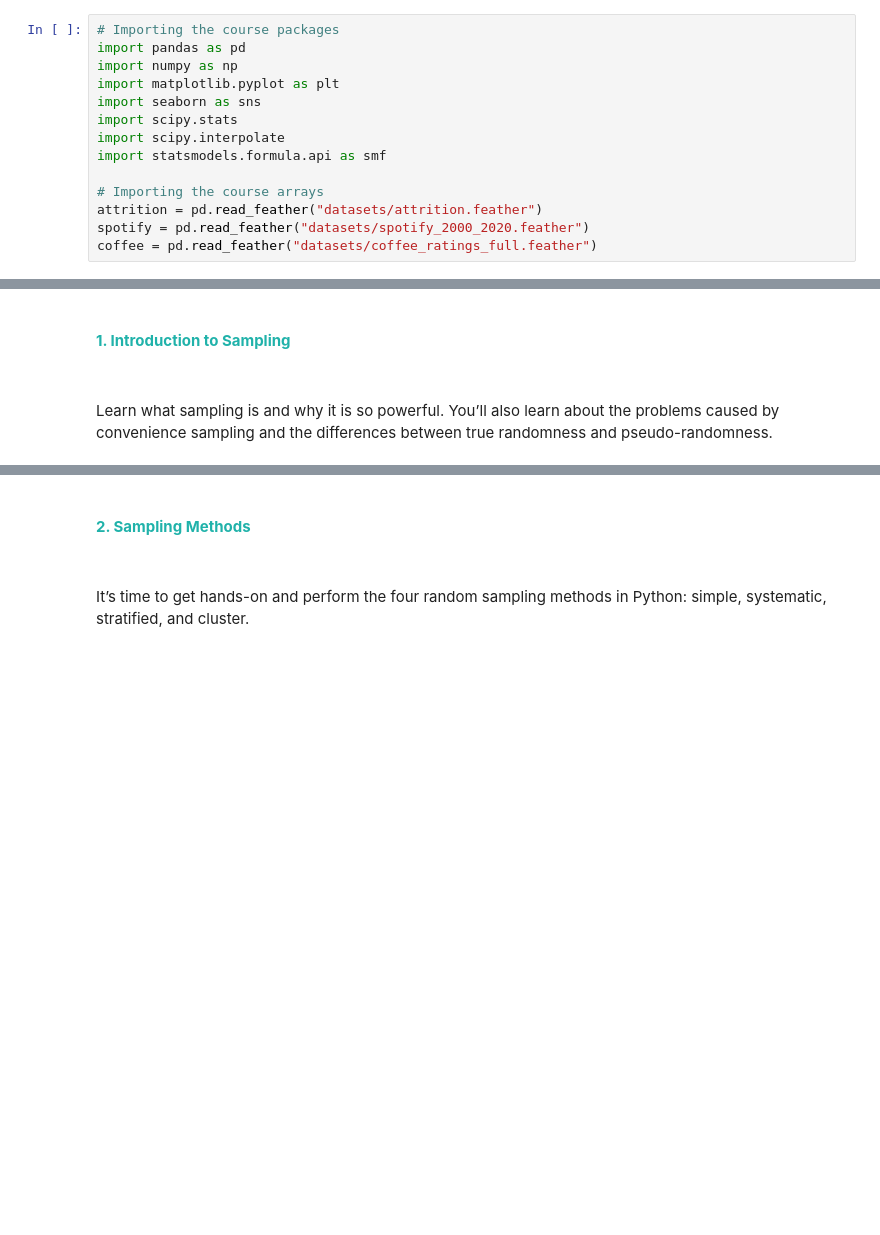
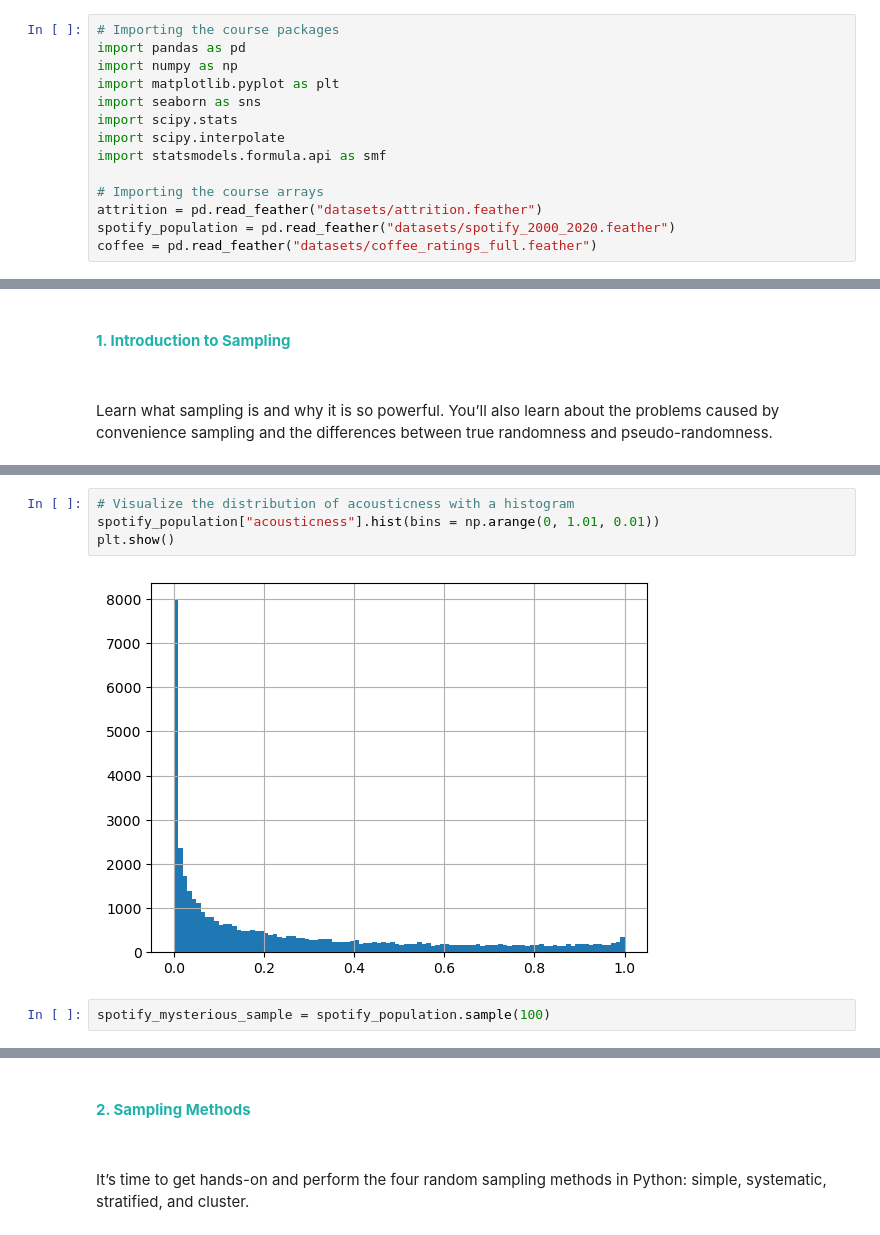
Before and after one commit to KdrDrn/06_COURSES, a Jupyter notebook: DATACAMP/Data Analyst with Python Track/08_Sampling in Python/Sampling in Python.ipynb, the cells around one changed output, grey strips where cells are left out. Saved outputs shown, nothing was run; the diff lists cells and outputs as text; blank space fills up the shorter version.

```diff
--- a/DATACAMP/Data Analyst with Python Track/08_Sampling in Python/Sampling in Python.ipynb
+++ b/DATACAMP/Data Analyst with Python Track/08_Sampling in Python/Sampling in Python.ipynb
@@ -44,5 +44,5 @@ import statsmodels.formula.api as smf
 
 # Importing the course arrays
 attrition = pd.read_feather("datasets/attrition.feather")
-spotify = pd.read_feather("datasets/spotify_2000_2020.feather")
+spotify_population = pd.read_feather("datasets/spotify_2000_2020.feather")
 coffee = pd.read_feather("datasets/coffee_ratings_full.feather")
@@ -55,0 +413,8 @@ Learn what sampling is and why it is so powerful. You’ll also learn about the
+# %%
+# Visualize the distribution of acousticness with a histogram
+spotify_population["acousticness"].hist(bins = np.arange(0, 1.01, 0.01))
+plt.show()
+# %% [output]
+[figure, added]
+# %%
+spotify_mysterious_sample = spotify_population.sample(100)
```
Also changed, not shown: parts of 25 cells of this notebook.
